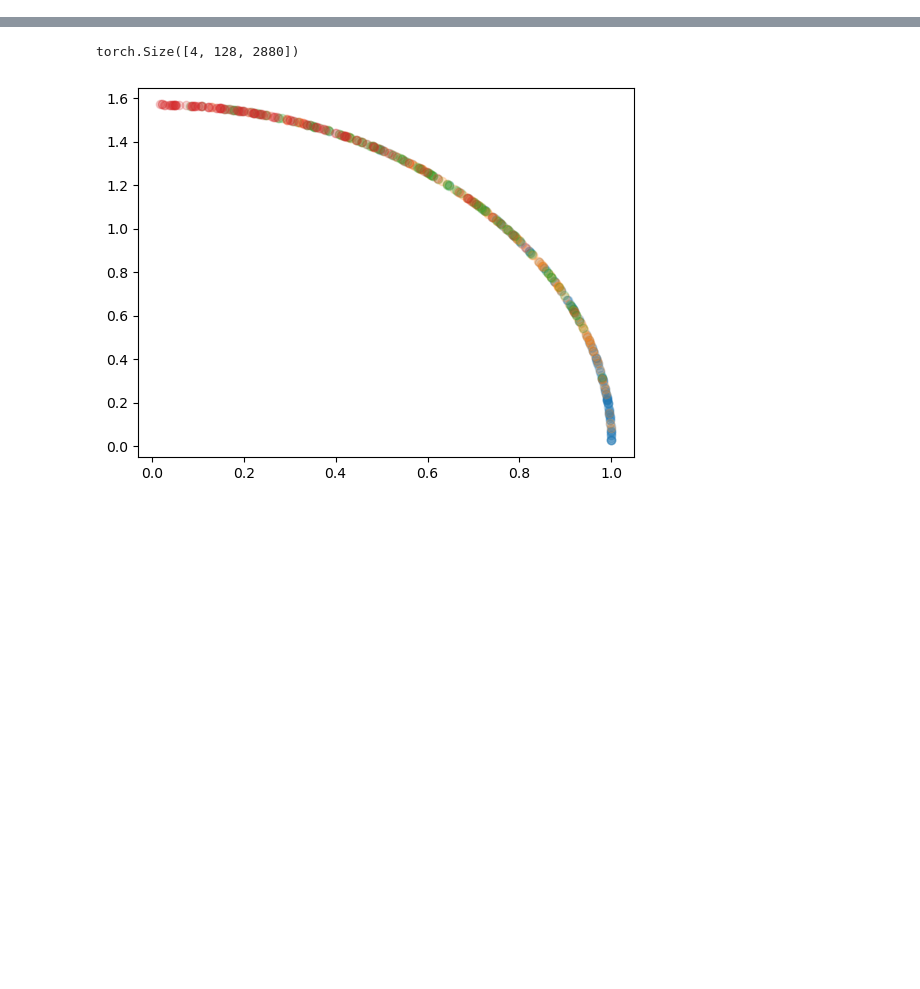
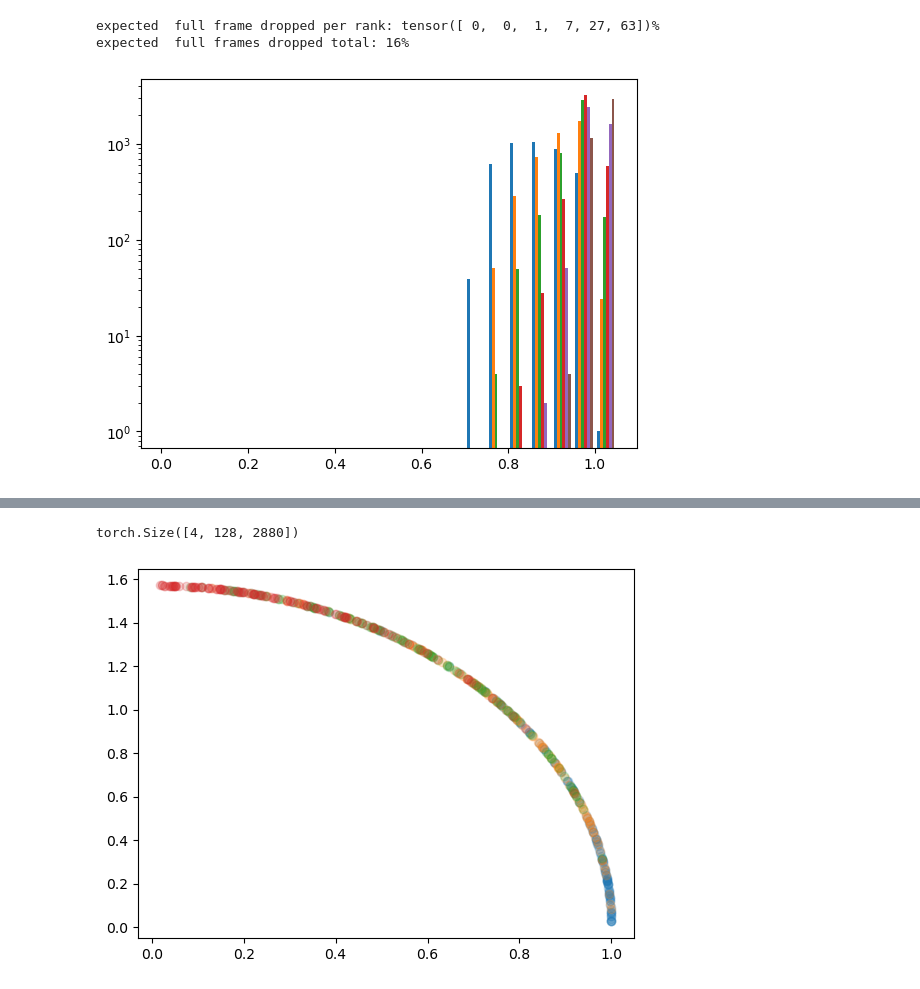
Before and after one commit to jthuemmel/thesis, a Jupyter notebook: test.ipynb, the cells around one changed output, grey strips where cells are left out. Drawn from its saved outputs; the diff is of its cells as text; code cells hidden in the pictures; blank space fills up the shorter version.

```diff
--- a/test.ipynb
+++ b/test.ipynb
@@ -138,0 +177,11 @@ world = WorldConfig(
+# %%
+full_drop_rate = (mm == 1.0).float().mean(0)
+print(f'expected  full frame dropped per rank: {(full_drop_rate * 100).long()}%')
+print(f'expected  full frames dropped total: {(full_drop_rate.mean() * 100).long()}%')
+# %% [output]
+expected  full frame dropped per rank: tensor([ 0,  0,  1,  7, 27, 63])%
+expected  full frames dropped total: 16%
+# %%
+_=plt.hist(mm, bins = torch.linspace(0,1.05, 22), log=True)
+# %% [output]
+[figure, added]
```
Also changed, not shown: parts of 48 cells of this notebook, 1 other file.
